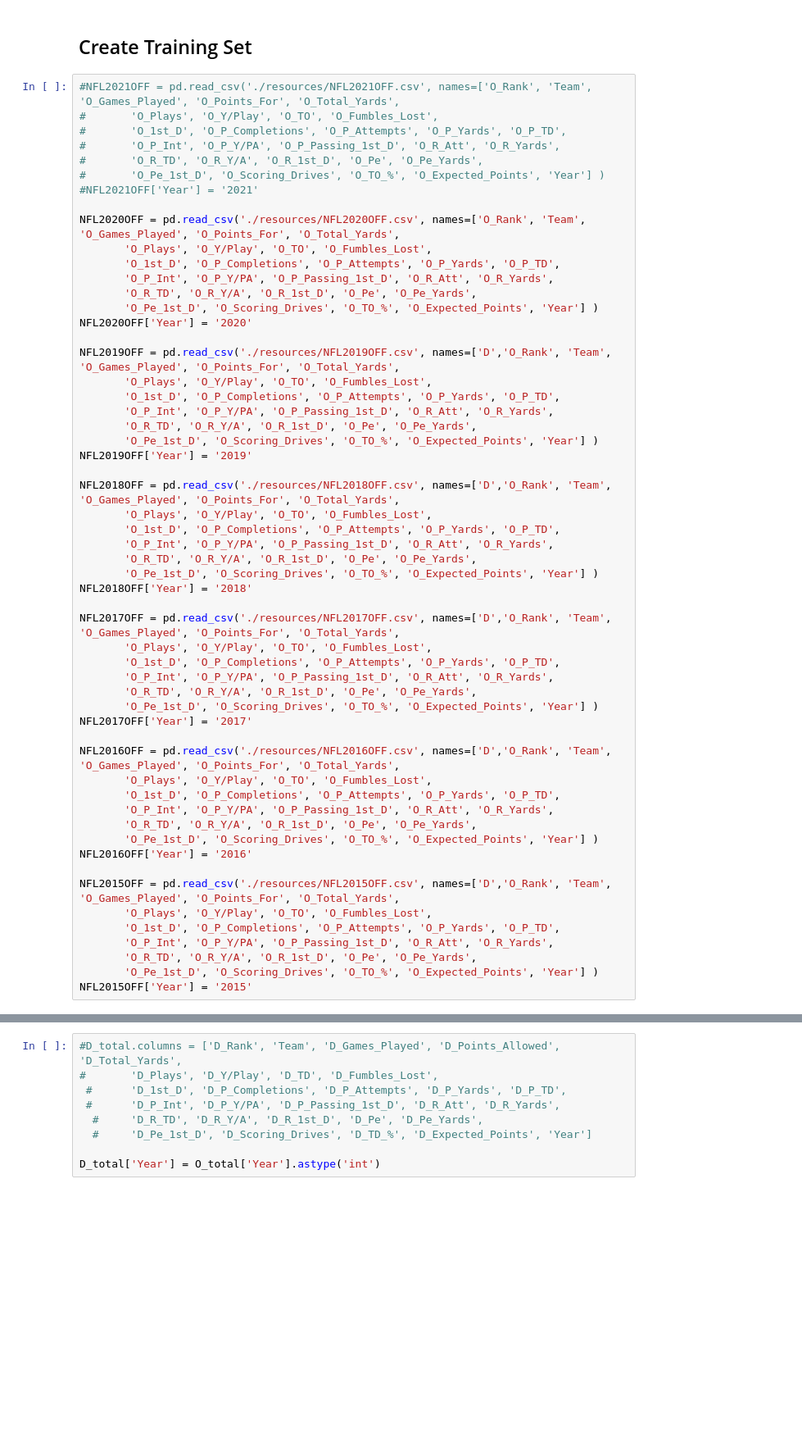
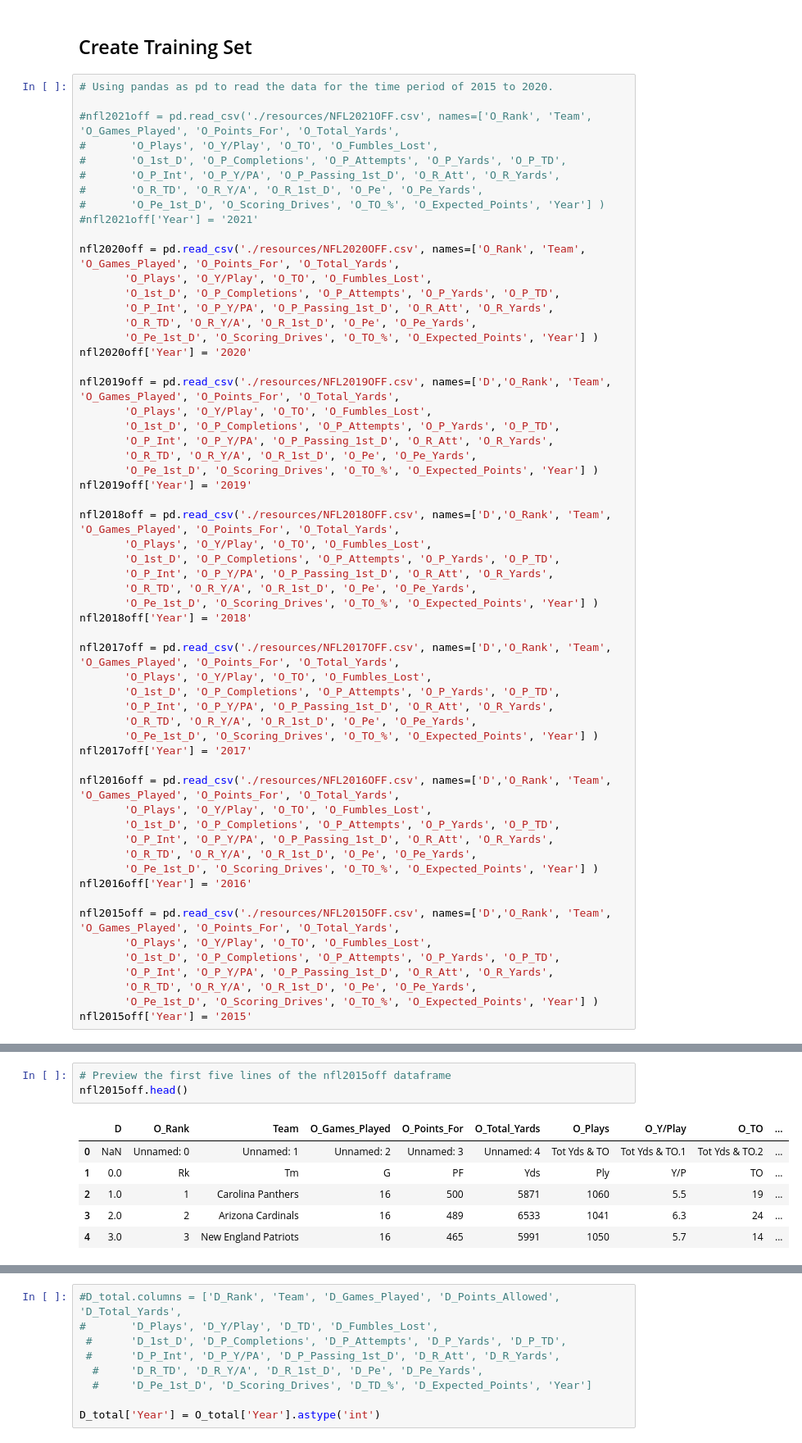
Before and after one commit to stefimaz/Praedico, a Jupyter notebook: Combine_csv.ipynb, the cells around one changed output, grey strips where cells are left out. Shown: that part at 82% size. Drawn from its saved outputs; the diff is of its cells as text; blank space fills up the shorter version.

```diff
--- a/Combine_csv.ipynb
+++ b/Combine_csv.ipynb
@@ -10,58 +9,60 @@ import os
 # %% [markdown]
 ## Create Training Set
 # %%
-#NFL2021OFF = pd.read_csv('./resources/NFL2021OFF.csv', names=['O_Rank', 'Team', 'O_Games_Played', 'O_Points_For', 'O_Total_Yards',
+# Using pandas as pd to read the data for the time period of 2015 to 2020.
+
+#nfl2021off = pd.read_csv('./resources/NFL2021OFF.csv', names=['O_Rank', 'Team', 'O_Games_Played', 'O_Points_For', 'O_Total_Yards',
 #       'O_Plays', 'O_Y/Play', 'O_TO', 'O_Fumbles_Lost',
 #       'O_1st_D', 'O_P_Completions', 'O_P_Attempts', 'O_P_Yards', 'O_P_TD',
 #       'O_P_Int', 'O_P_Y/PA', 'O_P_Passing_1st_D', 'O_R_Att', 'O_R_Yards',
 #       'O_R_TD', 'O_R_Y/A', 'O_R_1st_D', 'O_Pe', 'O_Pe_Yards',
 #       'O_Pe_1st_D', 'O_Scoring_Drives', 'O_TO_%', 'O_Expected_Points', 'Year'] )
-#NFL2021OFF['Year'] = '2021'
+#nfl2021off['Year'] = '2021'
 
-NFL2020OFF = pd.read_csv('./resources/NFL2020OFF.csv', names=['O_Rank', 'Team', 'O_Games_Played', 'O_Points_For', 'O_Total_Yards',
+nfl2020off = pd.read_csv('./resources/NFL2020OFF.csv', names=['O_Rank', 'Team', 'O_Games_Played', 'O_Points_For', 'O_Total_Yards',
        'O_Plays', 'O_Y/Play', 'O_TO', 'O_Fumbles_Lost',
        'O_1st_D', 'O_P_Completions', 'O_P_Attempts', 'O_P_Yards', 'O_P_TD',
        'O_P_Int', 'O_P_Y/PA', 'O_P_Passing_1st_D', 'O_R_Att', 'O_R_Yards',
        'O_R_TD', 'O_R_Y/A', 'O_R_1st_D', 'O_Pe', 'O_Pe_Yards',
        'O_Pe_1st_D', 'O_Scoring_Drives', 'O_TO_%', 'O_Expected_Points', 'Year'] )
-NFL2020OFF['Year'] = '2020'
+nfl2020off['Year'] = '2020'
 
-NFL2019OFF = pd.read_csv('./resources/NFL2019OFF.csv', names=['D','O_Rank', 'Team', 'O_Games_Played', 'O_Points_For', 'O_Total_Yards',
+nfl2019off = pd.read_csv('./resources/NFL2019OFF.csv', names=['D','O_Rank', 'Team', 'O_Games_Played', 'O_Points_For', 'O_Total_Yards',
        'O_Plays', 'O_Y/Play', 'O_TO', 'O_Fumbles_Lost',
        'O_1st_D', 'O_P_Completions', 'O_P_Attempts', 'O_P_Yards', 'O_P_TD',
        'O_P_Int', 'O_P_Y/PA', 'O_P_Passing_1st_D', 'O_R_Att', 'O_R_Yards',
        'O_R_TD', 'O_R_Y/A', 'O_R_1st_D', 'O_Pe', 'O_Pe_Yards',
        'O_Pe_1st_D', 'O_Scoring_Drives', 'O_TO_%', 'O_Expected_Points', 'Year'] )
-NFL2019OFF['Year'] = '2019'
+nfl2019off['Year'] = '2019'
 
-NFL2018OFF = pd.read_csv('./resources/NFL2018OFF.csv', names=['D','O_Rank', 'Team', 'O_Games_Played', 'O_Points_For', 'O_Total_Yards',
+nfl2018off = pd.read_csv('./resources/NFL2018OFF.csv', names=['D','O_Rank', 'Team', 'O_Games_Played', 'O_Points_For', 'O_Total_Yards',
        'O_Plays', 'O_Y/Play', 'O_TO', 'O_Fumbles_Lost',
        'O_1st_D', 'O_P_Completions', 'O_P_Attempts', 'O_P_Yards', 'O_P_TD',
        'O_P_Int', 'O_P_Y/PA', 'O_P_Passing_1st_D', 'O_R_Att', 'O_R_Yards',
        'O_R_TD', 'O_R_Y/A', 'O_R_1st_D', 'O_Pe', 'O_Pe_Yards',
        'O_Pe_1st_D', 'O_Scoring_Drives', 'O_TO_%', 'O_Expected_Points', 'Year'] )
-NFL2018OFF['Year'] = '2018'
+nfl2018off['Year'] = '2018'
 
-NFL2017OFF = pd.read_csv('./resources/NFL2017OFF.csv', names=['D','O_Rank', 'Team', 'O_Games_Played', 'O_Points_For', 'O_Total_Yards',
+nfl2017off = pd.read_csv('./resources/NFL2017OFF.csv', names=['D','O_Rank', 'Team', 'O_Games_Played', 'O_Points_For', 'O_Total_Yards',
        'O_Plays', 'O_Y/Play', 'O_TO', 'O_Fumbles_Lost',
        'O_1st_D', 'O_P_Completions', 'O_P_Attempts', 'O_P_Yards', 'O_P_TD',
        'O_P_Int', 'O_P_Y/PA', 'O_P_Passing_1st_D', 'O_R_Att', 'O_R_Yards',
        'O_R_TD', 'O_R_Y/A', 'O_R_1st_D', 'O_Pe', 'O_Pe_Yards',
        'O_Pe_1st_D', 'O_Scoring_Drives', 'O_TO_%', 'O_Expected_Points', 'Year'] )
-NFL2017OFF['Year'] = '2017'
+nfl2017off['Year'] = '2017'
 
-NFL2016OFF = pd.read_csv('./resources/NFL2016OFF.csv', names=['D','O_Rank', 'Team', 'O_Games_Played', 'O_Points_For', 'O_Total_Yards',
+nfl2016off = pd.read_csv('./resources/NFL2016OFF.csv', names=['D','O_Rank', 'Team', 'O_Games_Played', 'O_Points_For', 'O_Total_Yards',
        'O_Plays', 'O_Y/Play', 'O_TO', 'O_Fumbles_Lost',
        'O_1st_D', 'O_P_Completions', 'O_P_Attempts', 'O_P_Yards', 'O_P_TD',
        'O_P_Int', 'O_P_Y/PA', 'O_P_Passing_1st_D', 'O_R_Att', 'O_R_Yards',
        'O_R_TD', 'O_R_Y/A', 'O_R_1st_D', 'O_Pe', 'O_Pe_Yards',
        'O_Pe_1st_D', 'O_Scoring_Drives', 'O_TO_%', 'O_Expected_Points', 'Year'] )
-NFL2016OFF['Year'] = '2016'
+nfl2016off['Year'] = '2016'
 
-NFL2015OFF = pd.read_csv('./resources/NFL2015OFF.csv', names=['D','O_Rank', 'Team', 'O_Games_Played', 'O_Points_For', 'O_Total_Yards',
+nfl2015off = pd.read_csv('./resources/NFL2015OFF.csv', names=['D','O_Rank', 'Team', 'O_Games_Played', 'O_Points_For', 'O_Total_Yards',
        'O_Plays', 'O_Y/Play', 'O_TO', 'O_Fumbles_Lost',
        'O_1st_D', 'O_P_Completions', 'O_P_Attempts', 'O_P_Yards', 'O_P_TD',
        'O_P_Int', 'O_P_Y/PA', 'O_P_Passing_1st_D', 'O_R_Att', 'O_R_Yards',
        'O_R_TD', 'O_R_Y/A', 'O_R_1st_D', 'O_Pe', 'O_Pe_Yards',
        'O_Pe_1st_D', 'O_Scoring_Drives', 'O_TO_%', 'O_Expected_Points', 'Year'] )
-NFL2015OFF['Year'] = '2015'
+nfl2015off['Year'] = '2015'
@@ -128,0 +69,10 @@ NFL2019OFF.drop(columns=['D']).head()
+# %%
+# Preview the first five lines of the nfl2015off dataframe
+nfl2015off.head()
+# %% [output]
+|  | D | O_Rank | Team | O_Games_Played | O_Points_For | O_Total_Yards | O_Plays | O_Y/Play | O_TO | ... |
+| 0 | NaN | Unnamed: 0 | Unnamed: 1 | Unnamed: 2 | Unnamed: 3 | Unnamed: 4 | Tot Yds & TO | Tot Yds & TO.1 | Tot Yds & TO.2 | ... |
+| 1 | 0.0 | Rk | Tm | G | PF | Yds | Ply | Y/P | TO | ... |
+| 2 | 1.0 | 1 | Carolina Panthers | 16 | 500 | 5871 | 1060 | 5.5 | 19 | ... |
+| 3 | 2.0 | 2 | Arizona Cardinals | 16 | 489 | 6533 | 1041 | 6.3 | 24 | ... |
+| 4 | 3.0 | 3 | New England Patriots | 16 | 465 | 5991 | 1050 | 5.7 | 14 | ... |
```
Also changed, not shown: parts of 50 cells of this notebook, 1 other file.
